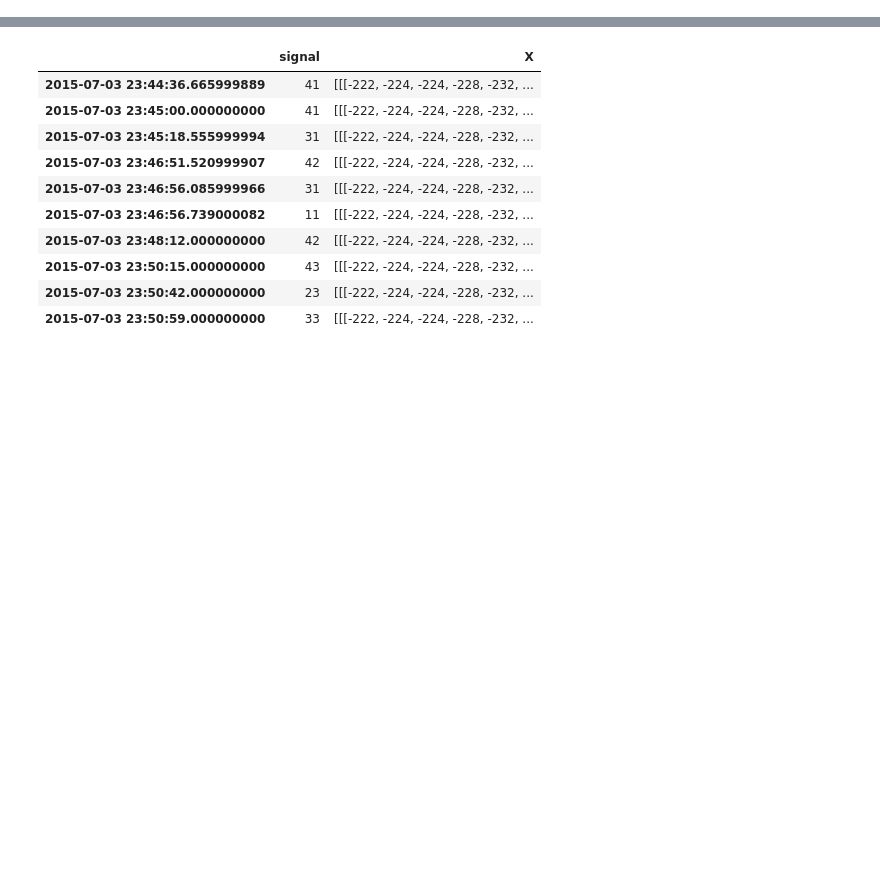
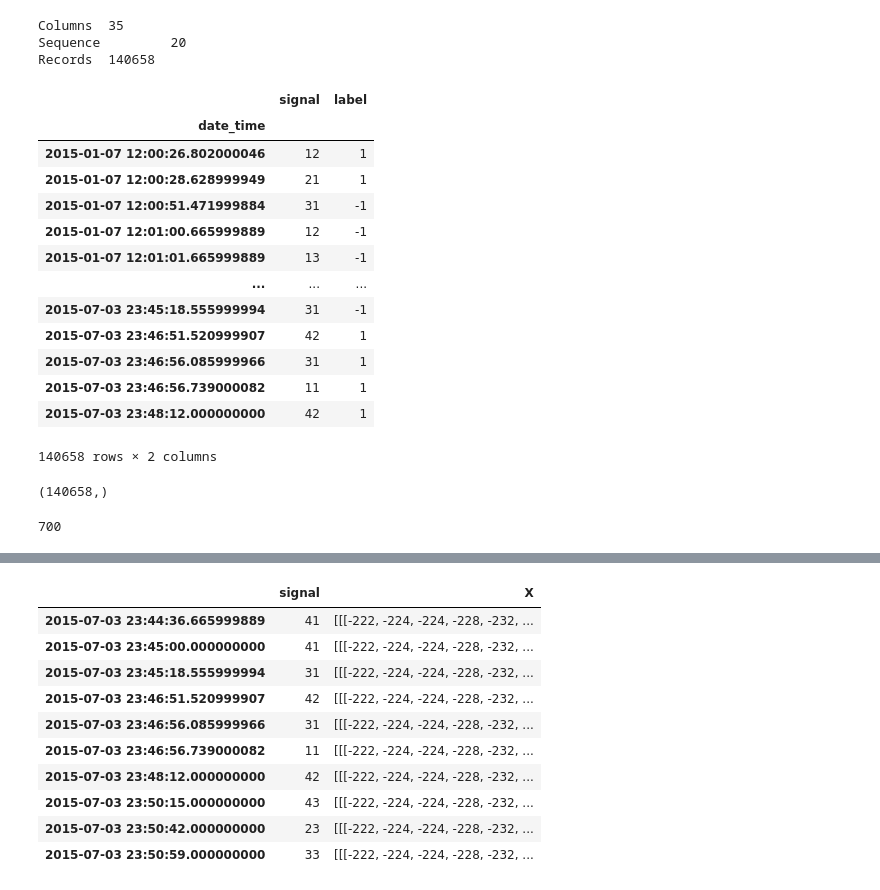
Before and after one commit to bosla67/Colab, a Jupyter notebook: t2.ipynb, the cells around one changed output, grey strips where cells are left out. Saved outputs shown, nothing was run; the diff lists cells and outputs as text; code cells hidden in the pictures; blank space fills up the shorter version.

```diff
--- a/t2.ipynb
+++ b/t2.ipynb
@@ -10,0 +36,56 @@ label_file_location = 'data/2015/EURUSD_label_6m.bin'
+# %%
+# Header processing
+with open(header_file_location, 'r') as file:
+    content = file.readlines()
+
+meta = dict()
+meta['columns'] = content[0].strip().split('\t')
+meta.update(dict( [(param, int(val)) for param, val in [l.strip().split('\t') for l in content[1:]]]))
+print('Columns\t',meta['cntColumns'])
+print('Sequence\t', meta['lenSequence'])
+print('Records\t', meta['cntRecords'])
+# %% [output]
+Columns  35
+Sequence         20
+Records  140658
+# %%
+# define a np.dtype that matches our binary record layout
+# labels file
+dt_label=np.dtype([
+    ('date_time', '<f8'),
+    ('signal', '<i1'),
+    ('label', '<i1')
+])
+
+with open(label_file_location, 'rb') as f:
+    bin = f.read()
+
+np_data_l = np.frombuffer(bin, dtype=dt_label)
+f_labels = pd.DataFrame(np_data_l)
+f_labels.index = pd.to_datetime(f_labels.date_time, unit='s')
+f_labels.drop('date_time', axis=1, inplace=True)
+
+f_labels
+# %% [output]
+|  | signal | label |
+| date_time |  |  |
+| 2015-01-07 12:00:26.802000046 | 12 | 1 |
+| 2015-01-07 12:00:28.628999949 | 21 | 1 |
+| 2015-01-07 12:00:51.471999884 | 31 | -1 |
+| 2015-01-07 12:01:00.665999889 | 12 | -1 |
+| 2015-01-07 12:01:01.665999889 | 13 | -1 |
+| ... | ... | ... |
+| 2015-07-03 23:45:18.555999994 | 31 | -1 |
+| 2015-07-03 23:46:51.520999907 | 42 | 1 |
+| 2015-07-03 23:46:56.085999966 | 31 | 1 |
+| 2015-07-03 23:46:56.739000082 | 11 | 1 |
+| 2015-07-03 23:48:12.000000000 | 42 | 1 |
+140658 rows × 2 columns
+# %%
+np_data_l.shape
+# %% [output]
+(140658,)
+# %%
+meta['lenSequence']* meta['cntColumns']
+# %% [output]
+700
```
Also changed, not shown: parts of 20 cells of this notebook.
